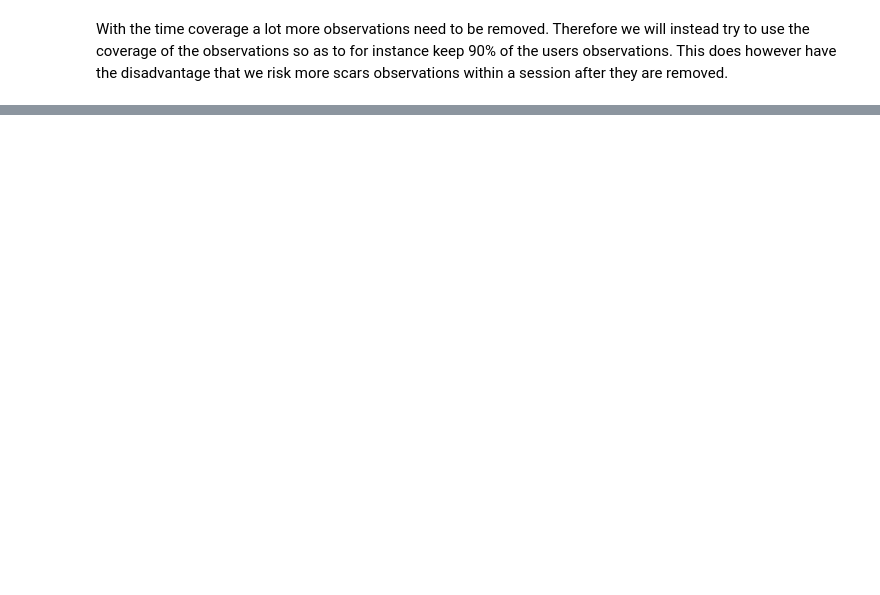
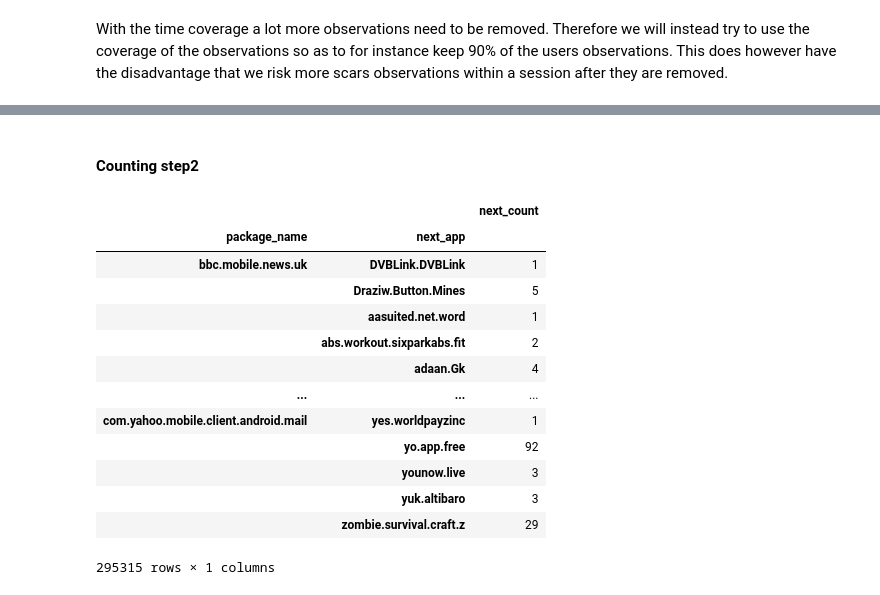
Before and after one commit to ClaraAndersen/motifs_and_competition_in_app_usage, a Jupyter notebook: removing_apps_based_on_coverage.ipynb, the cells around one changed output, grey strips where cells are left out. Cells and saved outputs as stored; diff of their text form; code cells hidden in the pictures; blank space fills up the shorter version.

```diff
--- a/removing_apps_based_on_coverage.ipynb
+++ b/removing_apps_based_on_coverage.ipynb
@@ -227,0 +218,25 @@ CalledProcessError: Command '['java', '-jar', '/home/s164574/motifs_and_competit
+# %% [markdown]
+#### Counting step2
+# %%
+data['next_app'] = data.groupby(['user_id','session']).package_name.shift(-1)
+# %%
+df_next_apps_count=data[data.package_name.apply(lambda l : l in frequent_patterns)].groupby(['package_name','next_app'])\
+                            .agg({'session':'size'})\
+                            .rename(columns = {'session':'next_count'})
+# %%
+df_next_apps_count
+# %% [output]
+|  |  | next_count |
+| package_name | next_app |  |
+| bbc.mobile.news.uk | DVBLink.DVBLink | 1 |
+|  | Draziw.Button.Mines | 5 |
+|  | aasuited.net.word | 1 |
+|  | abs.workout.sixparkabs.fit | 2 |
+|  | adaan.Gk | 4 |
+| ... | ... | ... |
+| com.yahoo.mobile.client.android.mail | yes.worldpayzinc | 1 |
+|  | yo.app.free | 92 |
+|  | younow.live | 3 |
+|  | yuk.altibaro | 3 |
+|  | zombie.survival.craft.z | 29 |
+295315 rows × 1 columns
```
Also changed, not shown: parts of 35 cells of this notebook.
